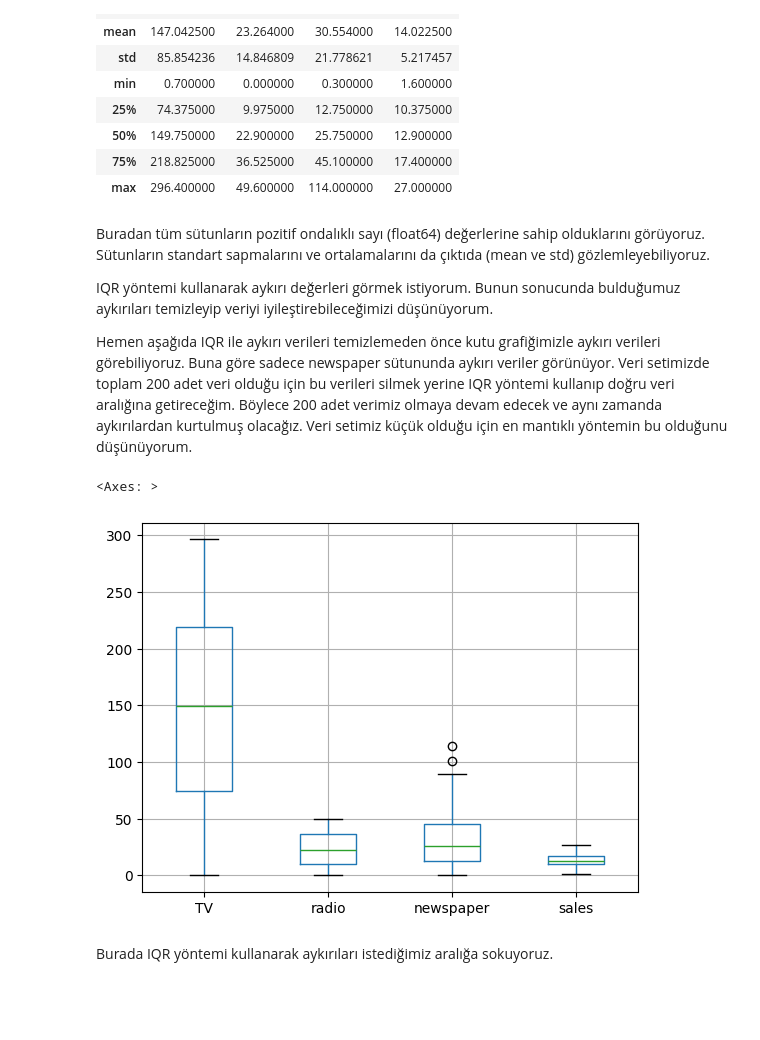
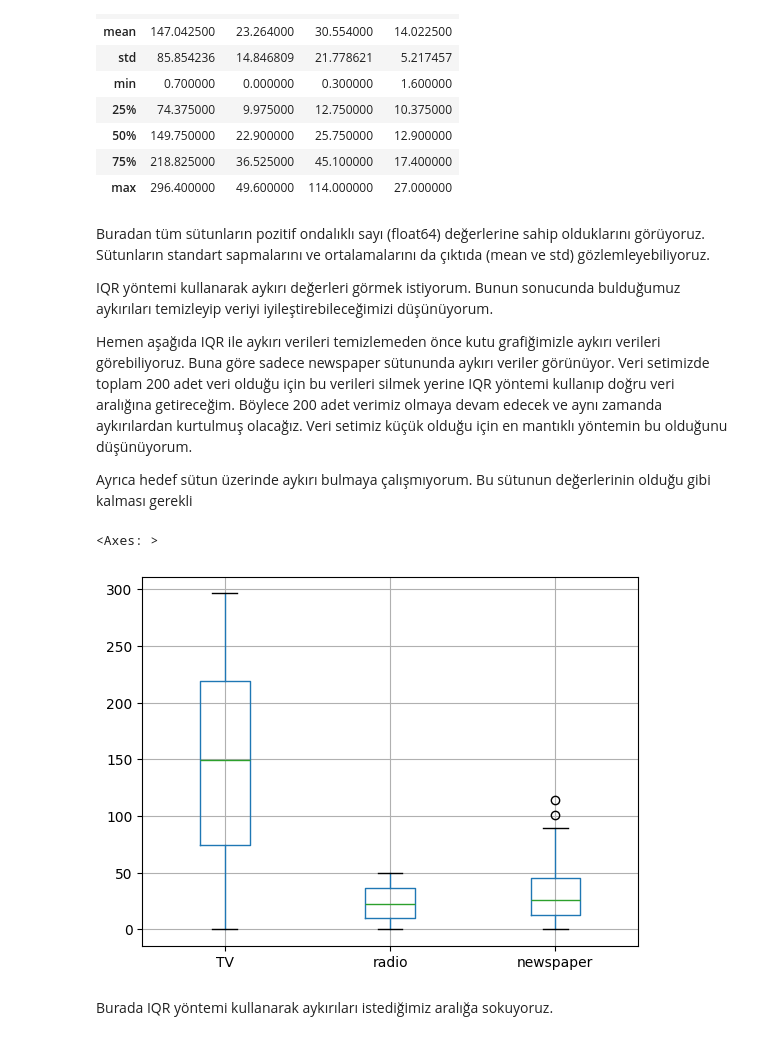
Before and after one commit to paysis/advertising-linear-regression, a Jupyter notebook: Linear_Regression.ipynb, the cells around one changed output. Saved outputs shown, nothing was run; the diff lists cells and outputs as text; code cells hidden in the pictures; blank space fills up the shorter version.

```diff
--- a/Linear_Regression.ipynb
+++ b/Linear_Regression.ipynb
@@ -97,11 +97,13 @@ Buradan tüm sütunların pozitif ondalıklı sayı (float64) değerlerine sahip
 IQR yöntemi kullanarak aykırı değerleri görmek istiyorum. Bunun sonucunda bulduğumuz aykırıları temizleyip veriyi iyileştirebileceğimizi düşünüyorum.
 
 Hemen aşağıda IQR ile aykırı verileri temizlemeden önce kutu grafiğimizle aykırı verileri görebiliyoruz. Buna göre sadece newspaper sütununda aykırı veriler görünüyor. Veri setimizde toplam 200 adet veri olduğu için bu verileri silmek yerine IQR yöntemi kullanıp doğru veri aralığına getireceğim. Böylece 200 adet verimiz olmaya devam edecek ve aynı zamanda aykırılardan kurtulmuş olacağız. Veri setimiz küçük olduğu için en mantıklı yöntemin bu olduğunu düşünüyorum.
+
+Ayrıca hedef sütun üzerinde aykırı bulmaya çalışmıyorum. Bu sütunun değerlerinin olduğu gibi kalması gerekli
 # %%
-df.boxplot()
+df.drop("sales", axis=1).boxplot()
 # %% [output]
 <Axes: >
-[figure, old version]
+[figure, new version]
 # %% [markdown]
 Burada IQR yöntemi kullanarak aykırıları istediğimiz aralığa sokuyoruz.
 # %%
```
Also changed, not shown: parts of 8 cells of this notebook.
